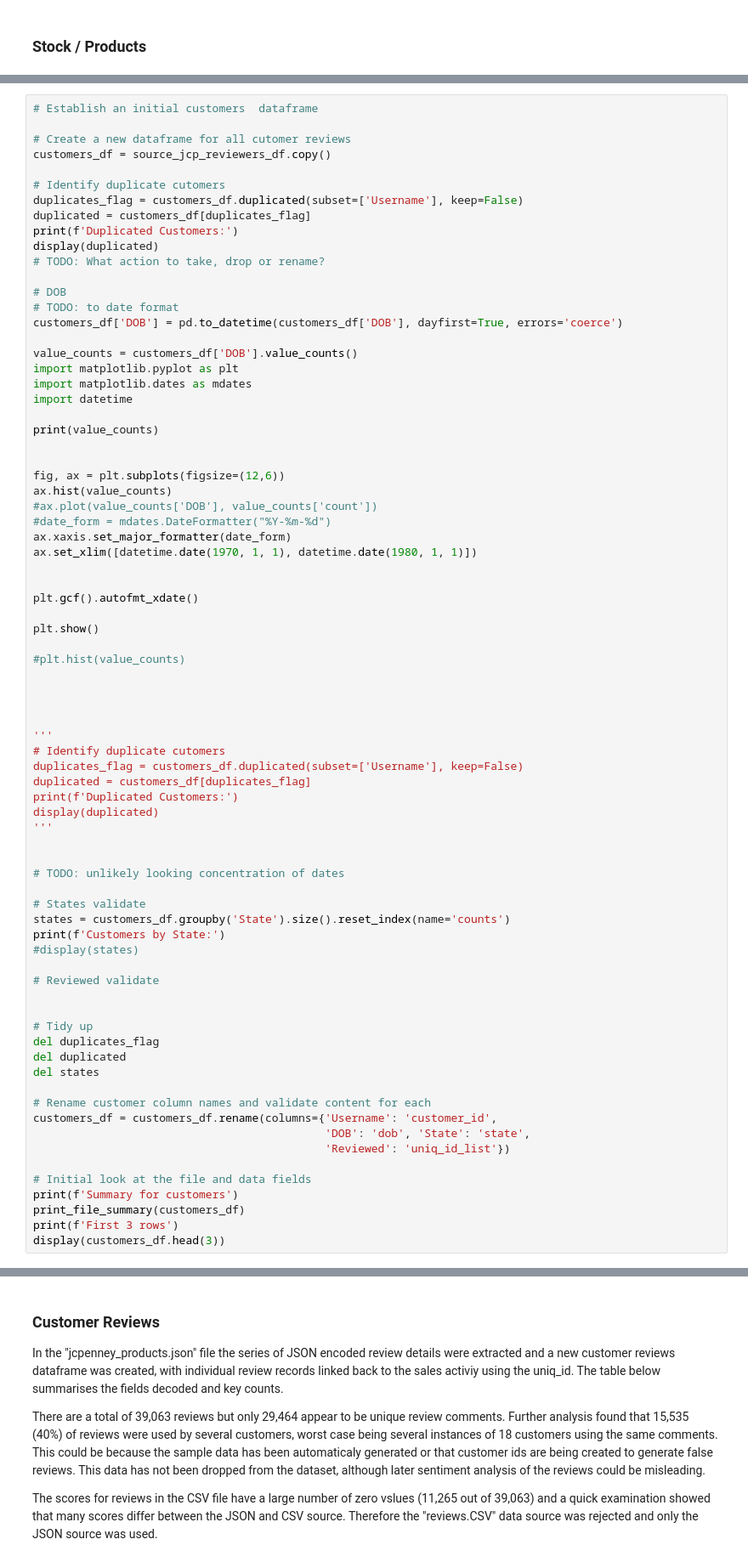
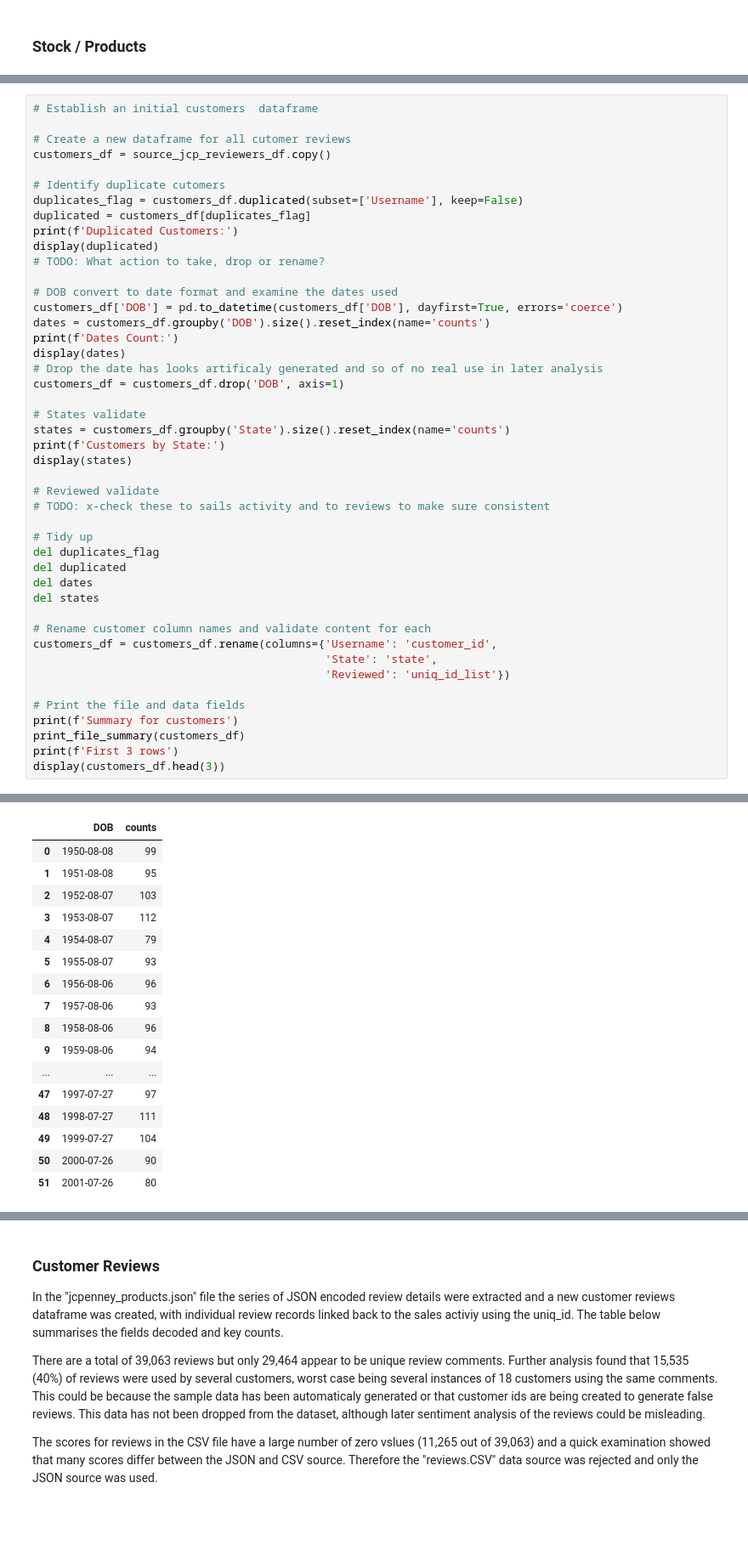
Before and after one commit to StuartG24/Retail_Data_Analysis, a Jupyter notebook: Report_Draft.ipynb, the cells around one changed output, grey strips where cells are left out. Shown: that part at 85% size. Cells and saved outputs as stored; diff of their text form; blank space fills up the shorter version.

```diff
--- a/Report_Draft.ipynb
+++ b/Report_Draft.ipynb
@@ -271,65 +274,34 @@ print(f'Duplicated Customers:')
 display(duplicated)
 # TODO: What action to take, drop or rename?
 
-# DOB
-# TODO: to date format
+# DOB convert to date format and examine the dates used
 customers_df['DOB'] = pd.to_datetime(customers_df['DOB'], dayfirst=True, errors='coerce')
-
-value_counts = customers_df['DOB'].value_counts()
-import matplotlib.pyplot as plt
-import matplotlib.dates as mdates
-import datetime
-
-print(value_counts)
-
-
-fig, ax = plt.subplots(figsize=(12,6))
-ax.hist(value_counts)
-#ax.plot(value_counts['DOB'], value_counts['count'])
-#date_form = mdates.DateFormatter("%Y-%m-%d")
-ax.xaxis.set_major_formatter(date_form)
-ax.set_xlim([datetime.date(1970, 1, 1), datetime.date(1980, 1, 1)])
-
-
-plt.gcf().autofmt_xdate()
-
-plt.show()
-
-#plt.hist(value_counts)
-
-
-
-
-'''
-# Identify duplicate cutomers
-duplicates_flag = customers_df.duplicated(subset=['Username'], keep=False)
-duplicated = customers_df[duplicates_flag]
-print(f'Duplicated Customers:')
-display(duplicated)
-'''
-
-
-# TODO: unlikely looking concentration of dates
+dates = customers_df.groupby('DOB').size().reset_index(name='counts')
+print(f'Dates Count:')
+display(dates)
+# Drop the date has looks artificaly generated and so of no real use in later analysis
+customers_df = customers_df.drop('DOB', axis=1)
 
 # States validate
 states = customers_df.groupby('State').size().reset_index(name='counts')
 print(f'Customers by State:')
-#display(states)
+display(states)
 
 # Reviewed validate
-
+# TODO: x-check these to sails activity and to reviews to make sure consistent
 
 # Tidy up
 del duplicates_flag
 del duplicated
+del dates
 del states
 
 # Rename customer column names and validate content for each
 customers_df = customers_df.rename(columns={'Username': 'customer_id',
-                                            'DOB': 'dob', 'State': 'state',
+                                            'State': 'state',
                                             'Reviewed': 'uniq_id_list'})
 
-# Initial look at the file and data fields
+# Print the file and data fields
 print(f'Summary for customers')
 print_file_summary(customers_df)
 print(f'First 3 rows')
@@ -360 +315,18 @@ Name: count, dtype: int64
+|  | DOB | counts |
+| 0 | 1950-08-08 | 99 |
+| 1 | 1951-08-08 | 95 |
+| 2 | 1952-08-07 | 103 |
+| 3 | 1953-08-07 | 112 |
+| 4 | 1954-08-07 | 79 |
+| 5 | 1955-08-07 | 93 |
+| 6 | 1956-08-06 | 96 |
+| 7 | 1957-08-06 | 93 |
+| 8 | 1958-08-06 | 96 |
+| 9 | 1959-08-06 | 94 |
+| ... | ... | ... |
+| 47 | 1997-07-27 | 97 |
+| 48 | 1998-07-27 | 111 |
+| 49 | 1999-07-27 | 104 |
+| 50 | 2000-07-26 | 90 |
+| 51 | 2001-07-26 | 80 |
 Customers by State:
```
Also changed, not shown: parts of 5 cells of this notebook.
